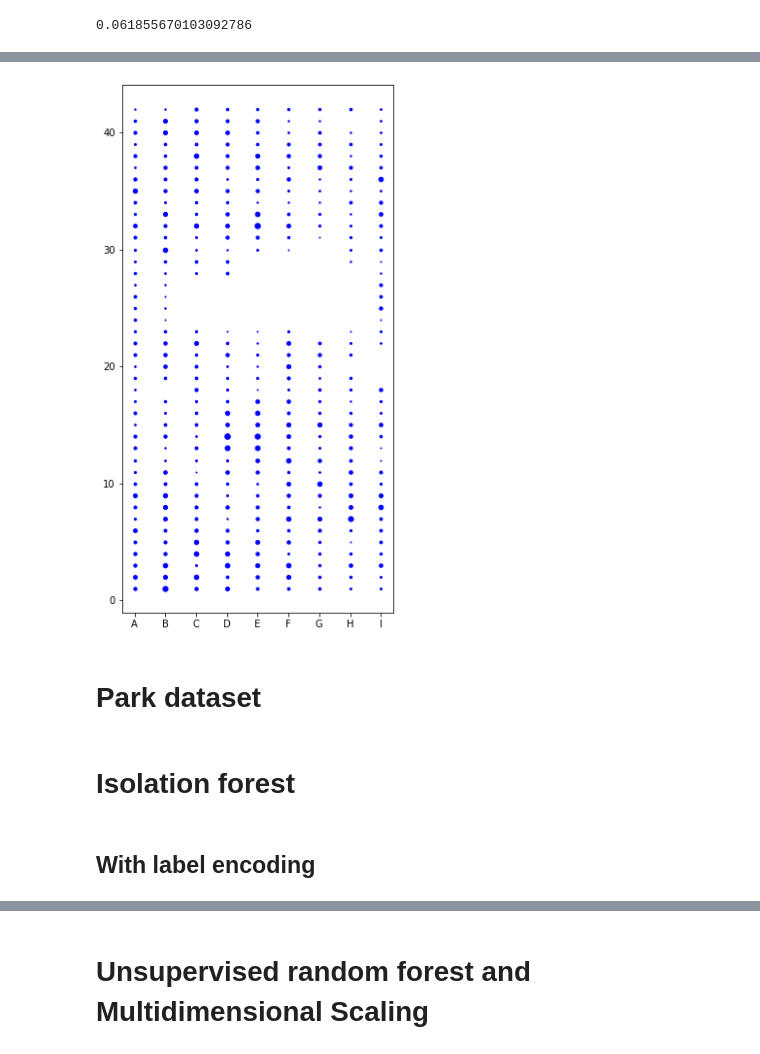
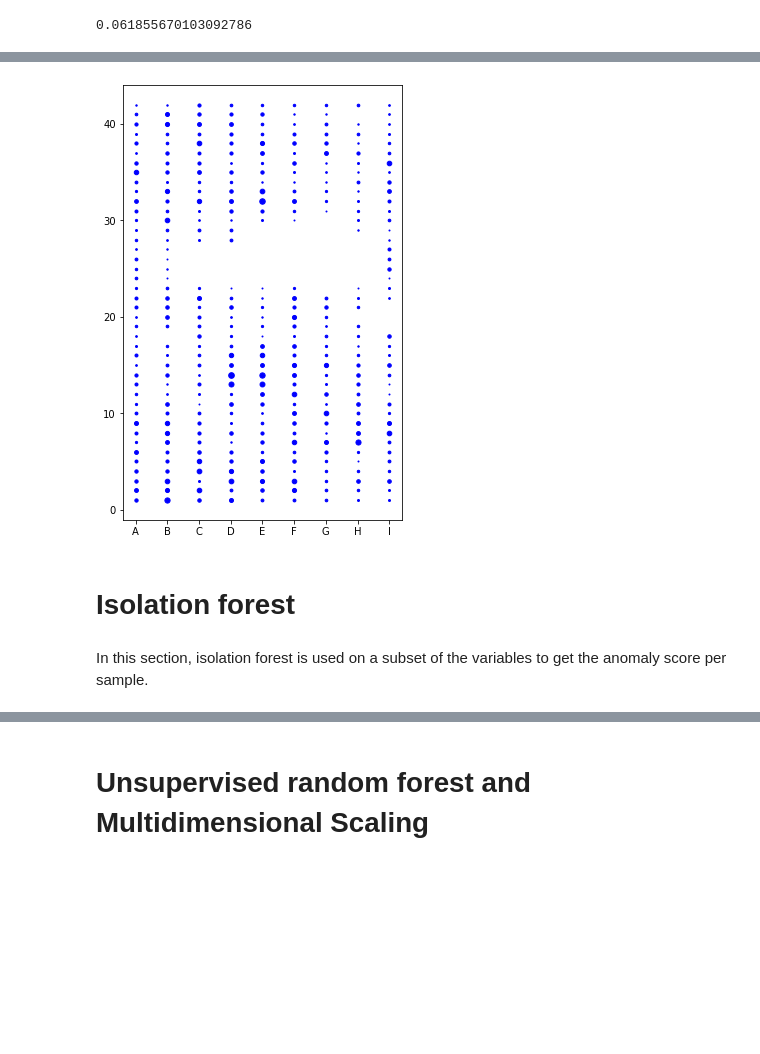
Before and after one commit to xmsterl/SP_squirrels, a Jupyter notebook: squirrels.ipynb, the cells around one changed output, grey strips where cells are left out. Drawn from its saved outputs; the diff is of its cells as text; code cells hidden in the pictures; blank space fills up the shorter version.

```diff
--- a/squirrels.ipynb
+++ b/squirrels.ipynb
@@ -134,6 +130,8 @@ In this section, the location of squirrels can be mapped. This can be done for a
 # %%
 # TODO: look into dot size (does it now really give a good representation of distribution of squirrels?)
 # TODO: heatmap?
+
+## Function for plotting number of squirrels per hectare in the park given a certain subset of squirrels
 
 def plot_positions(squirrel_data):
 
@@ -141,7 +139,7 @@ def plot_positions(squirrel_data):
     squirrels_per_hectare = squirrel_data['Hectare'].value_counts()
 
     # Create figure
-    plt.figure(figsize=(5,10))
+    plt.figure(figsize=(5,8))
 
     # Loop through hectares and plot dot relative to number of squirrels in that hectare
     # x-positions are saved by their ASCII value
@@ -156,16 +181,28 @@ def plot_positions(squirrel_data):
 # %%
-## Examples
+## Examples to make plots of non-boolean variables
 
 # Plot positions of all squirrels
-plot_positions(squirrels)
+squirrel_plot = plot_positions(squirrels)
 
-# Plot positions of all approaching gray squirrels
+## Plot positions of all approaching gray squirrels
 # squirrels_gray = squirrels.loc[squirrels['Primary Fur Color'] == 'Gray']
 # plot_positions(squirrels_gray.loc[squirrels_gray['Approaches'] == True])
 
-# Plot positions of all foraging squirrels
-# plot_positions(squirrels.loc[squirrels['Foraging'] == True])
+## Plot positions per fur color
+# plot_positions(squirrels.loc[squirrels['Primary Fur Color'] == 'Gray'])
+# plot_positions(squirrels.loc[squirrels['Primary Fur Color'] == 'Black'])
+# plot_positions(squirrels.loc[squirrels['Primary Fur Color'] == 'Cinnamon'])
+
+## Plot positions per shift
+# plot_positions(squirrels.loc[squirrels['Shift'] == 'AM'])
+# plot_positions(squirrels.loc[squirrels['Shift'] == 'PM'])
+
+## Plot positions per location
+# plot_positions(squirrels.loc[squirrels['Location'] == 'Ground Plane'])
+# plot_positions(squirrels.loc[squirrels['Location'] == 'Above Ground'])
+
+## Plot positions per Age
+# plot_positions(squirrels.loc[squirrels['Age'] == 'Adult'])
+# plot_positions(squirrels.loc[squirrels['Age'] == 'Juvenile'])
 # %% [output]
-[figure, old version]
+[figure, new version]
-# %% [markdown]
-# Park dataset
@@ -175,5 +209,7 @@ park = pd.read_csv('hectare_data.csv')
 # %% [markdown]
 # Isolation forest
+# %% [markdown]
+In this section, isolation forest is used on a subset of the variables to get the anomaly score per sample.
 # %%
 ## Preprocessing
 
@@ -195,3 +226 @@ squirrels.reset_index(drop=True, inplace=True)
 squirrels_isolation = squirrels[isolation_columns]
-# %% [markdown]
-## With label encoding
```
Also changed, not shown: parts of 28 cells of this notebook, 1 other file.
